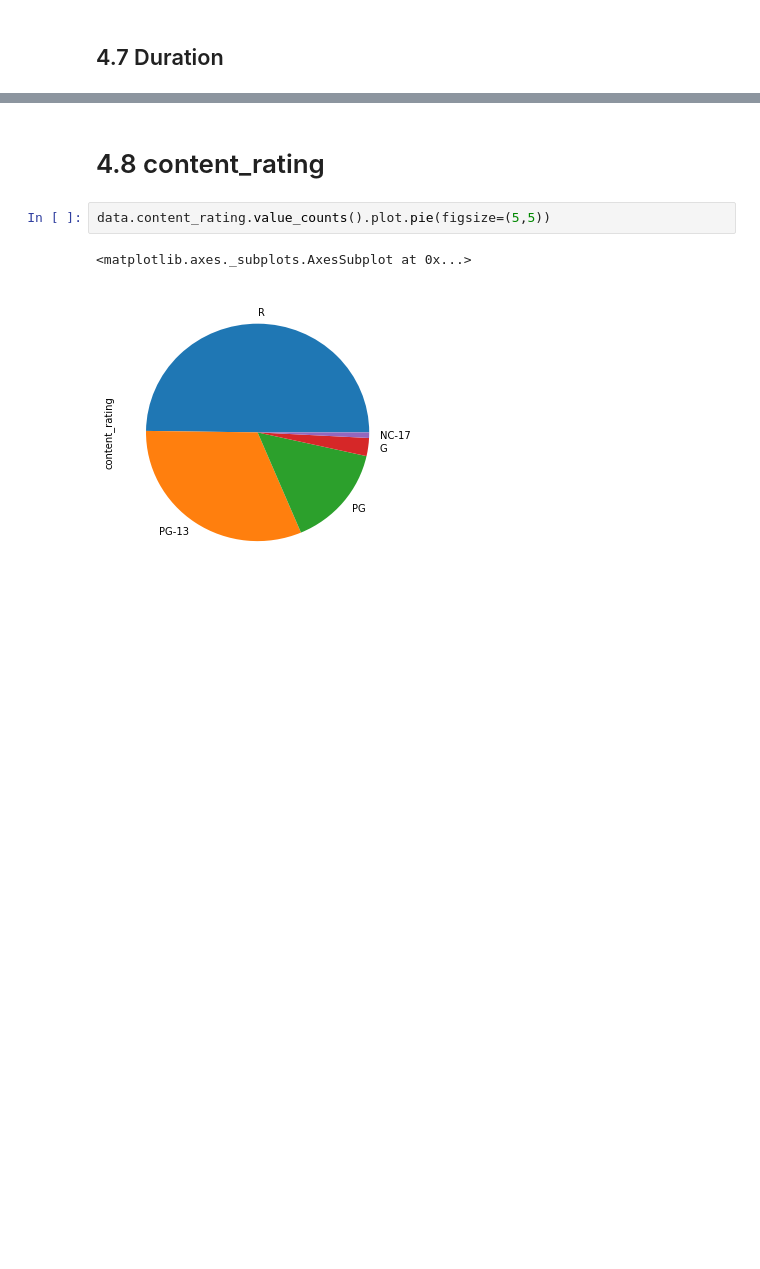
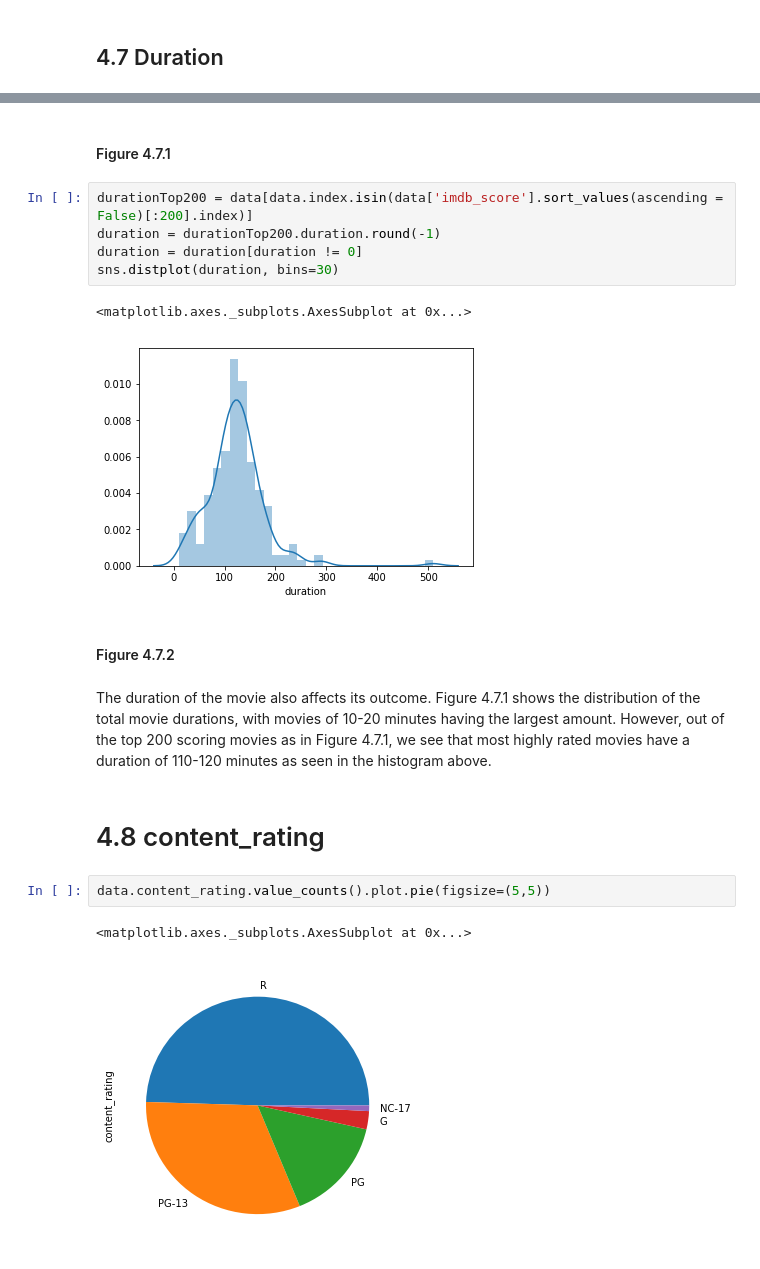
Before and after one commit to wensu425/Cogs108_Movie_Prediction, a Jupyter notebook: Movie_prediction.ipynb, the cells around one changed output, grey strips where cells are left out. Saved outputs shown, nothing was run; the diff lists cells and outputs as text; blank space fills up the shorter version.

```diff
--- a/Movie_prediction.ipynb
+++ b/Movie_prediction.ipynb
@@ -706,3 +715,17 @@ sns.distplot(duration, bins=30)
+# %% [markdown]
+#### Figure 4.7.1
+# %%
+durationTop200 = data[data.index.isin(data['imdb_score'].sort_values(ascending = False)[:200].index)]
+duration = durationTop200.duration.round(-1)
+duration = duration[duration != 0]
+sns.distplot(duration, bins=30)
+# %% [output]
+<matplotlib.axes._subplots.AxesSubplot at 0x...>
+[figure, added]
+# %% [markdown]
+#### Figure 4.7.2
+# %% [markdown]
+The duration of the movie also affects its outcome. Figure 4.7.1 shows the distribution of the total movie durations, with movies of 10-20 minutes having the largest amount. However, out of the top 200 scoring movies as in Figure 4.7.1, we see that most highly rated movies have a duration of 110-120 minutes as seen in the histogram above.
 # %% [markdown]
 # 4.8 content_rating
 # %%
```
Also changed, not shown: parts of 49 cells of this notebook.
